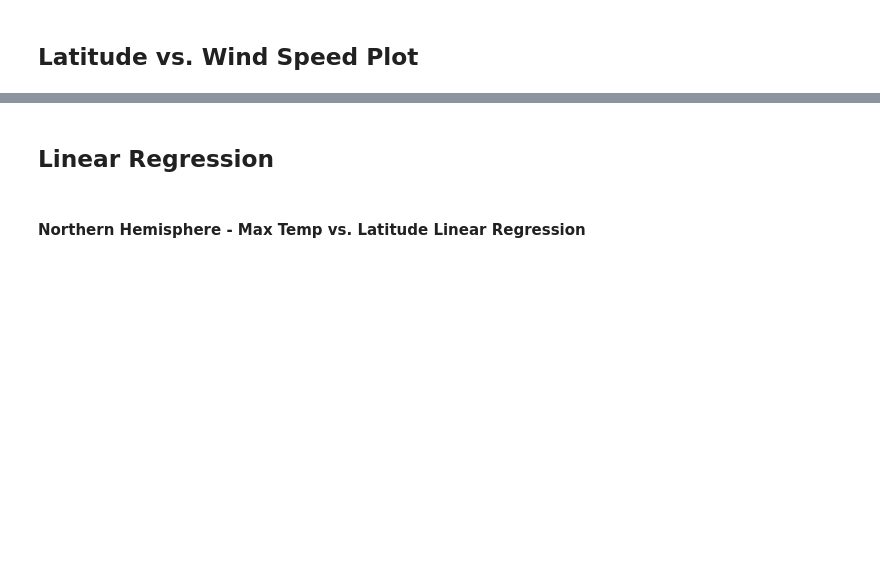
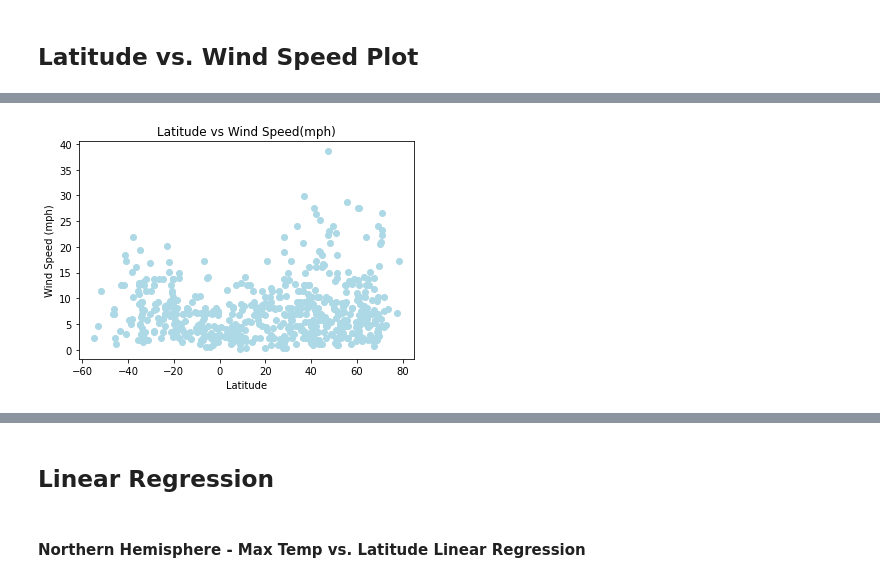
Before and after one commit to kelseyv4/python-api-challenge, a Jupyter notebook: starter_code/WeatherPy.ipynb, the cells around one changed output, grey strips where cells are left out. Cells and saved outputs as stored; diff of their text form; code cells hidden in the pictures; blank space fills up the shorter version.

```diff
--- a/starter_code/WeatherPy.ipynb
+++ b/starter_code/WeatherPy.ipynb
@@ -244,0 +275,11 @@ Int64Index([], dtype='int64')
+# %%
+x_lat = weather_df['Lat']
+y_wind = weather_df['Wind Speed']
+plt.scatter(x_lat, y_wind, facecolor = 'lightblue')
+plt.xlabel('Latitude')
+plt.ylabel('Wind Speed (mph)')
+plt.title('Latitude vs Wind Speed(mph)')
+plt.savefig("../Images/Latitude vs Wind Speed.png")
+plt.show()
+# %% [output]
+[figure, added]
```
Also changed, not shown: parts of 11 cells of this notebook, 4 other files.
